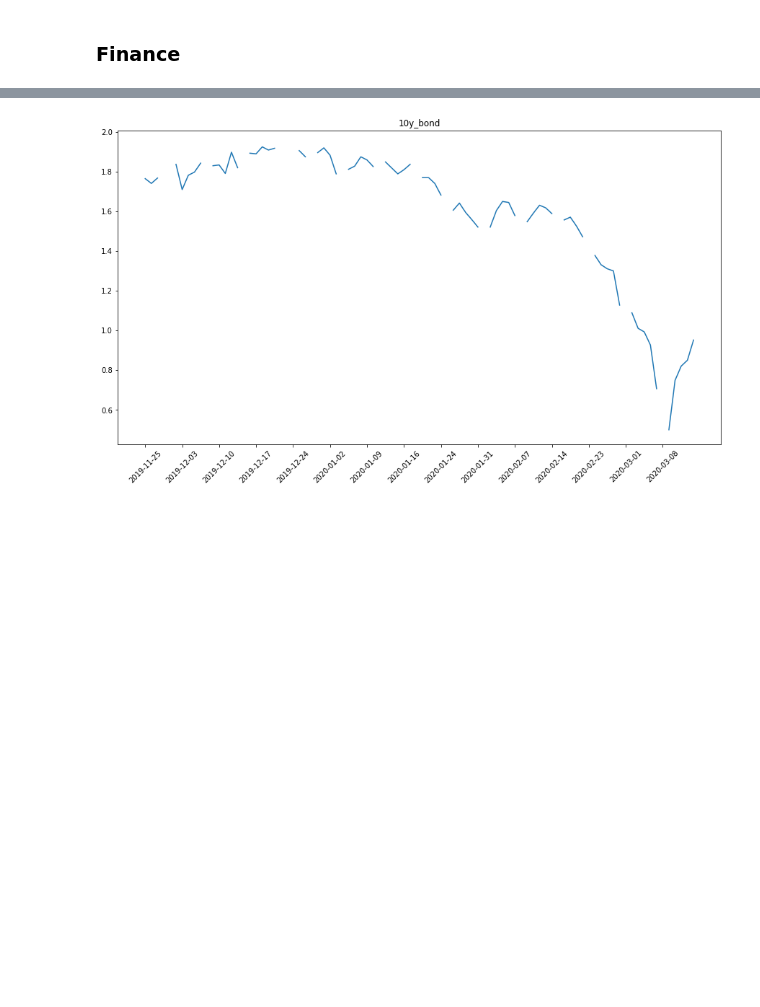
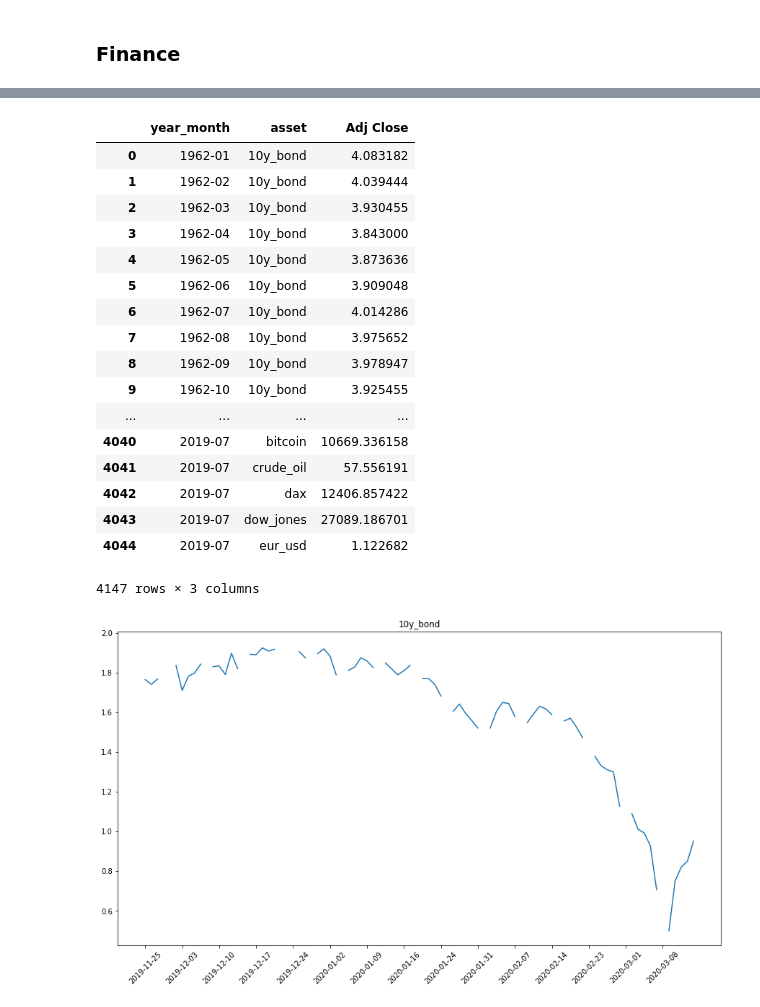
Before and after one commit to hopeman1102/visualize-covid-19, a Jupyter notebook: covid-19.ipynb, the cells around one changed output, grey strips where cells are left out. Drawn from its saved outputs; the diff is of its cells as text; code cells hidden in the pictures; blank space fills up the shorter version.

```diff
--- a/covid-19.ipynb
+++ b/covid-19.ipynb
@@ -434 +430,22 @@ def plot_finance(df, period='month', time=None, skips=36):
+# %%
+df_new
+# %% [output]
+|  | year_month | asset | Adj Close |
+| 0 | 1962-01 | 10y_bond | 4.083182 |
+| 1 | 1962-02 | 10y_bond | 4.039444 |
+| 2 | 1962-03 | 10y_bond | 3.930455 |
+| 3 | 1962-04 | 10y_bond | 3.843000 |
+| 4 | 1962-05 | 10y_bond | 3.873636 |
+| 5 | 1962-06 | 10y_bond | 3.909048 |
+| 6 | 1962-07 | 10y_bond | 4.014286 |
+| 7 | 1962-08 | 10y_bond | 3.975652 |
+| 8 | 1962-09 | 10y_bond | 3.978947 |
+| 9 | 1962-10 | 10y_bond | 3.925455 |
+| ... | ... | ... | ... |
+| 4040 | 2019-07 | bitcoin | 10669.336158 |
+| 4041 | 2019-07 | crude_oil | 57.556191 |
+| 4042 | 2019-07 | dax | 12406.857422 |
+| 4043 | 2019-07 | dow_jones | 27089.186701 |
+| 4044 | 2019-07 | eur_usd | 1.122682 |
+4147 rows × 3 columns
 # %%
```
Also changed, not shown: parts of 5 cells of this notebook.
